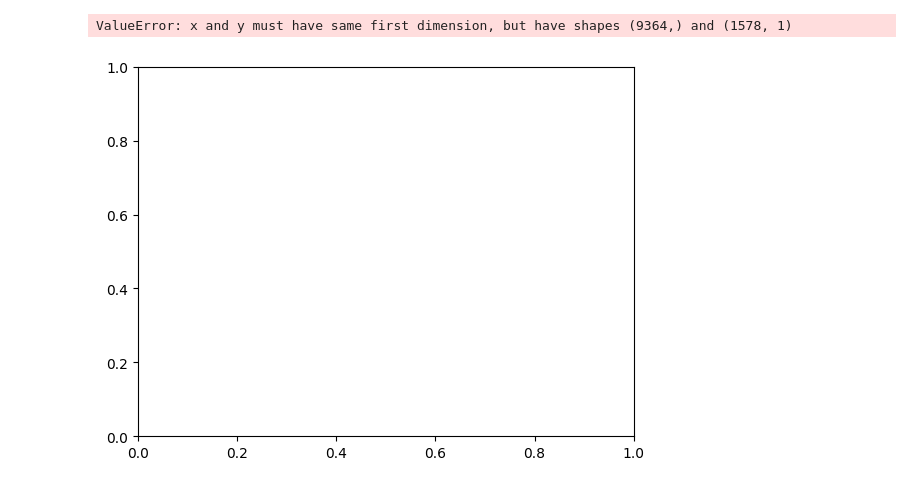
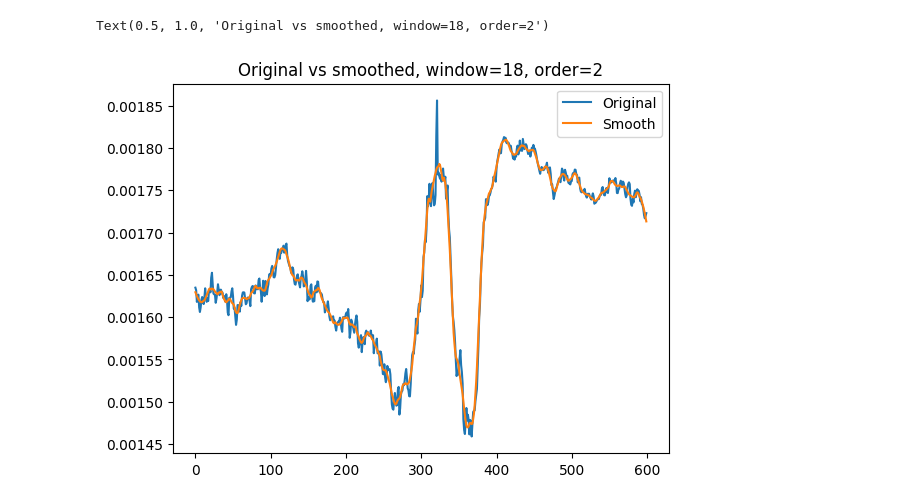
Before and after one commit to facundoq/spectrogen, a Jupyter notebook: reduce.ipynb, the cells around one changed output. Cells and saved outputs as stored; diff of their text form; code cells hidden in the pictures.

```diff
--- a/reduce.ipynb
+++ b/reduce.ipynb
@@ -23,12 +25,18 @@ Loading /home/facundoq/data/datasets/spectrogram/scans2023/Hu_1057_mu_Cen_mu Cen
-# %%
-x = np.arange(image.shape[0])
-y = image.sum(axis=1).reshape(-1,1)
-from sklearn.mixture import GaussianMixture
-gm = GaussianMixture(n_components=3).fit(y)
-plt.plot(x,y)
-
-for mean,var in zip(gm.means_,gm.covariances_):
-    print(mean,var)
-# %% [output]
-ValueError: x and y must have same first dimension, but have shapes (9364,) and (1578, 1)
-[figure, removed]
+# %%
+from scipy.signal import savgol_filter
+x = np.arange(image.shape[0]).reshape(-1,1)
+y = (image.max(axis=1)*0.2+image.mean(axis=1)*0.8)
+y = y/y.sum()
+plt.plot(x,y,label="Original")
+n,d=x.shape
+#smoothing
+window_size = int(n*0.03)
+polyorder = 2
+y = savgol_filter(y,window_size,polyorder)
+y = y/y.sum()
+plt.plot(x,y,label="Smooth")
+plt.legend()
+plt.title(f"Original vs smoothed, window={window_size}, order={polyorder}")
+# %% [output]
+Text(0.5, 1.0, 'Original vs smoothed, window=18, order=2')
+[figure, added]
```
Also changed, not shown: parts of 6 cells of this notebook, 1 other file.
